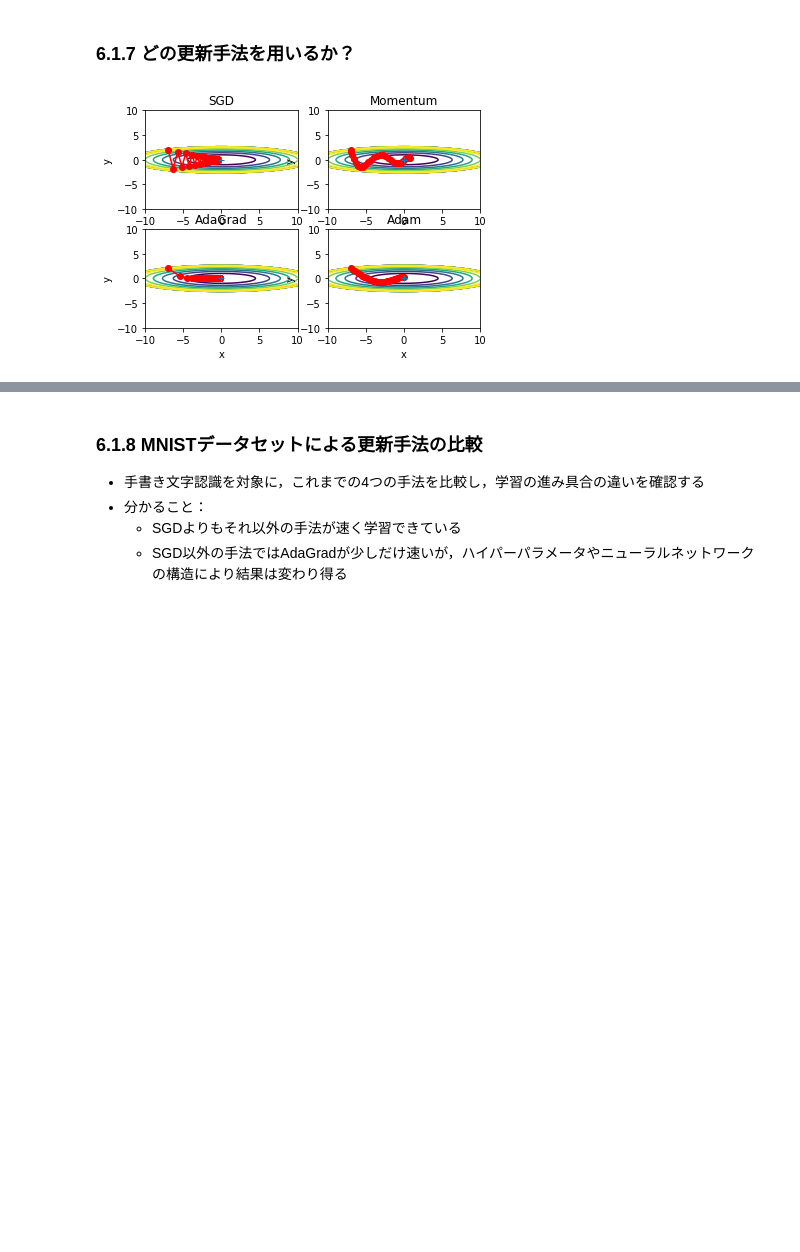
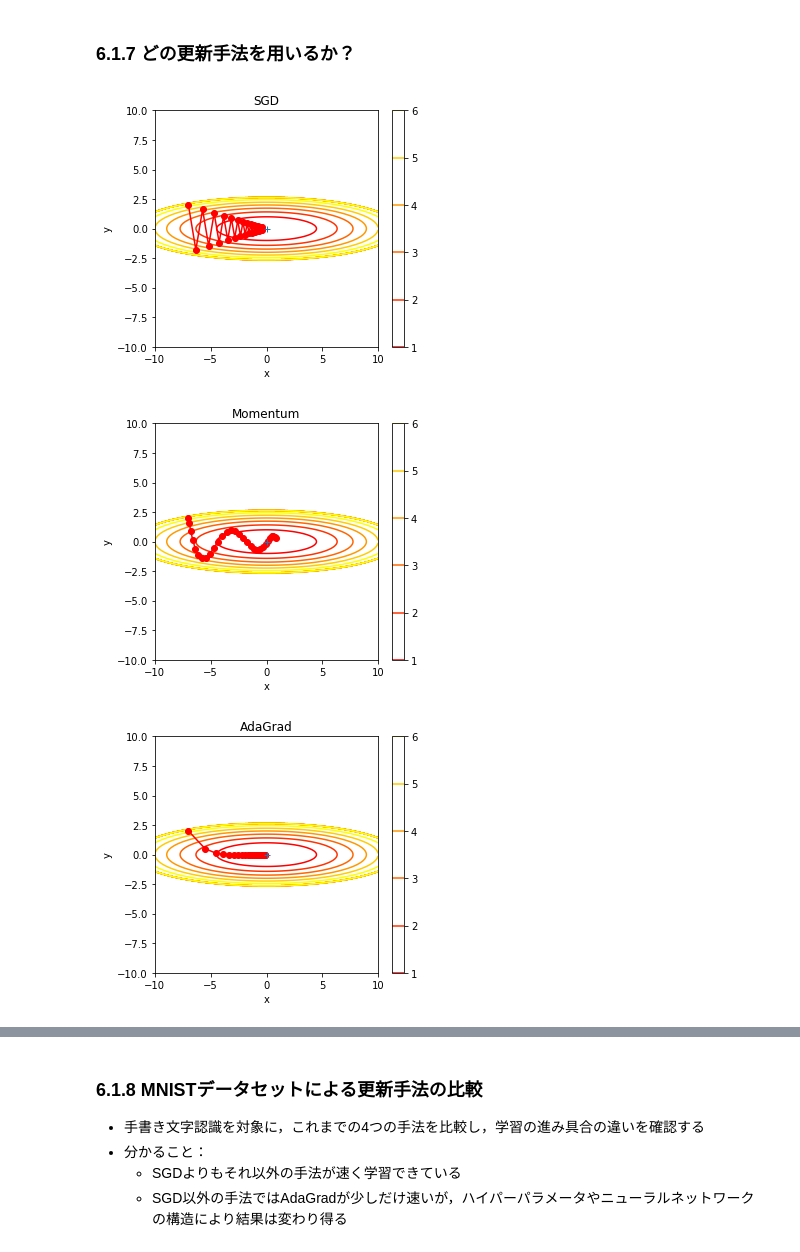
Before and after one commit to nmiri-nagoya-nsaito/reading_circle_deep_learning_sample, a Jupyter notebook: notes/chap6.ipynb, the cells around one changed output, grey strips where cells are left out. Cells and saved outputs as stored; diff of their text form; code cells hidden in the pictures; blank space fills up the shorter version.

```diff
--- a/notes/chap6.ipynb
+++ b/notes/chap6.ipynb
@@ -240,20 +242,26 @@ class Adam:
 # %%
 from collections import OrderedDict
 
+# 2つのパラメータ x, y の関数f の最小値を求める
+
+# 最適化対象の関数
 def f(x, y):
     return x**2 / 20.0 + y**2
 
-
+# 解析的に得られた対象関数の勾配
 def df(x, y):
     return x / 10.0, 2.0*y
 
+# 入力の初期値
 init_pos = (-7.0, 2.0)
+# パラメータ(ディクショナリ)
 params = {}
 params['x'], params['y'] = init_pos[0], init_pos[1]
+# 勾配
 grads = {}
 grads['x'], grads['y'] = 0, 0
 
-
+# 最適化手法いろいろ
 optimizers = OrderedDict()
 optimizers["SGD"] = SGD(lr=0.95)
 optimizers["Momentum"] = Momentum(lr=0.1)
@@ -262,44 +270,56 @@ optimizers["Adam"] = Adam(lr=0.3)
 
 idx = 1
 
+# それぞれの最適化手法に対して処理を行う
 for key in optimizers:
     optimizer = optimizers[key]
     x_history = []
     y_history = []
     params['x'], params['y'] = init_pos[0], init_pos[1]
 
+    # 最適化手法を使ってパラメータを30回更新する
     for i in range(30):
+        # xおよびyの値を記録しておく
         x_history.append(params['x'])
         y_history.append(params['y'])
 
+        # 勾配を計算する．ここでは解析的に勾配が得られるためそれを使う
         grads['x'], grads['y'] = df(params['x'], params['y'])
+        # パラメータの更新
         optimizer.update(params, grads)
 
-
+    # パラメータの軌跡をプロット
     x = np.arange(-10, 10, 0.01)
     y = np.arange(-5, 5, 0.01)
 
+    # 2つの配列x,yの各要素間の全ての組み合わせを得る
     X, Y = np.meshgrid(x, y)
     Z = f(X, Y)
 
     # for simple contour line
     mask = Z > 7
     Z[mask] = 0
 
     # plot
-    plt.subplot(2, 2, idx)
+    # 個々のグラフの表示サイズを調整
+    plt.figure(figsize=(5,20))
+    plt.subplot(4, 1, idx)
     idx += 1
     plt.plot(x_history, y_history, 'o-', color="red")
     plt.contour(X, Y, Z)
     plt.ylim(-10, 10)
     plt.xlim(-10, 10)
     plt.plot(0, 0, '+')
-    #colorbar()
-    #spring()
+    # 右側にz軸の色の説明用グラフが表示される
+    plt.colorbar()
+    # spring, summer, autumn, winter などで使用する色が変わる
+    plt.autumn()
     plt.title(key)
     plt.xlabel("x")
     plt.ylabel("y")
 
 plt.show()
 # %% [output]
-[figure, old version]
+[figure, new version]
+[figure, added]
+[figure, added]
```
Also changed, not shown: parts of 27 cells of this notebook.
